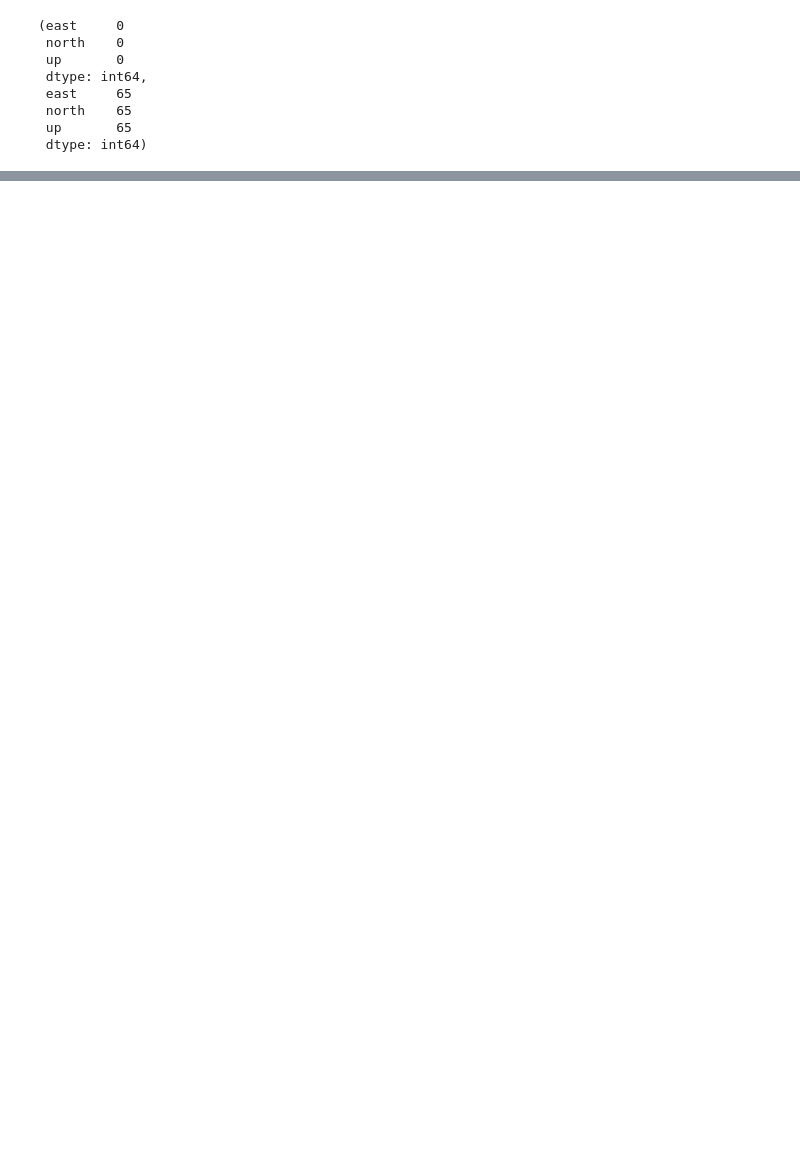
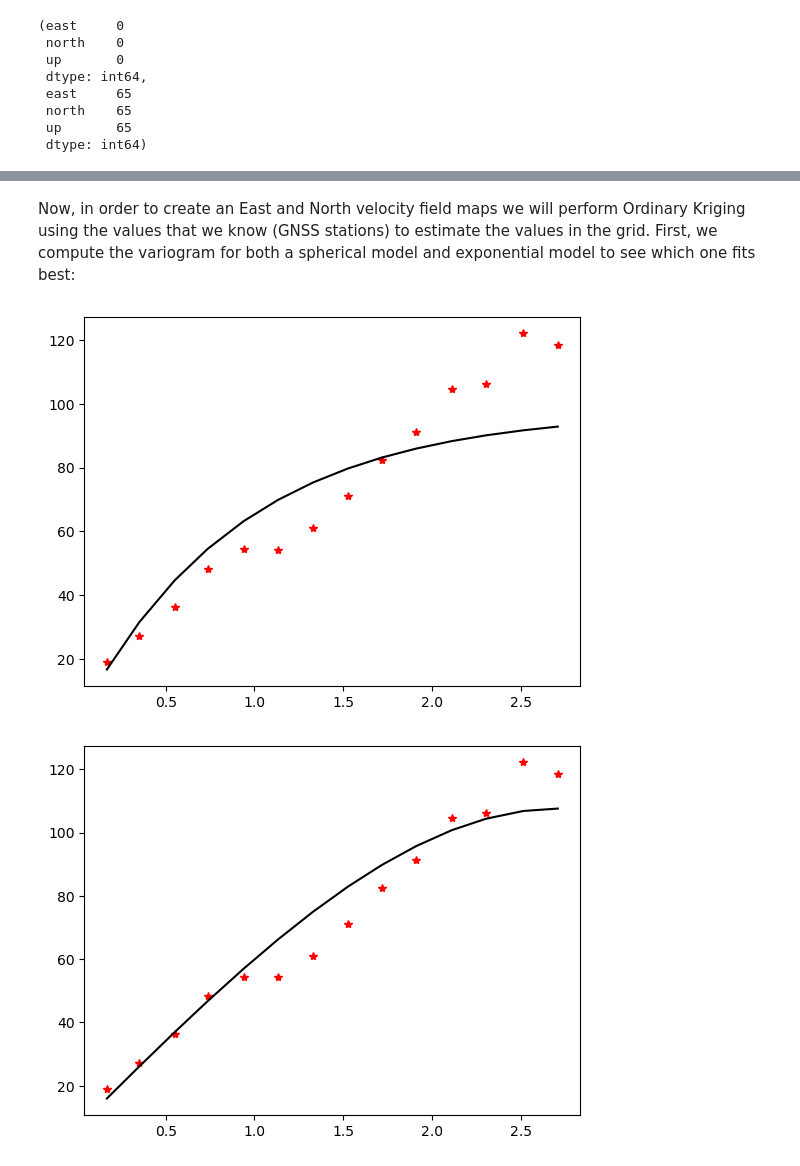
Before and after one commit to ICSlingerland/synthesis_assign, a Jupyter notebook: synthesis.ipynb, the cells around one changed output, grey strips where cells are left out. Cells and saved outputs as stored; diff of their text form; code cells hidden in the pictures; blank space fills up the shorter version.

```diff
--- a/synthesis.ipynb
+++ b/synthesis.ipynb
@@ -178,6 +229,9 @@ def dft_function(detrended_values, dt):
     return freq, half_dft
 # %%
 def GLR_function(e0, ea, Q_yy_inv, q=4, alpha=0.05):
+    '''
+    This function computes the Generalized Likelihood Ratio (GLR) test.
+    '''
     Q_yy_inv = Q_yy_inv.toarray()
     T_q = (e0.T @ Q_yy_inv @ e0) - (ea.T @ Q_yy_inv @ ea)
     c2 = chi2.ppf(1 - alpha, df=q)
@@ -448,20 +415,0 @@ fig.savefig("velocities_gnss.png")
-# %%
-def create_vector_midas(df):
-    """Compute direction and magnitude of velocity vectors for a dataframe.
-
-    Args:
-        df (DataFrame): DataFrame containing 'east' and 'north' velocity components.
-
-    Returns:
-        tuple: Two Series containing the direction and magnitude of each vector.
-    """
-    v_north = np.array(df.iloc[:, 9].astype(float))
-    v_east = np.array(df.iloc[:,8].astype(float))
-    direction = np.rad2deg(np.arctan2(v_north, v_east))
-    magnitude = np.sqrt(v_east**2 + v_north**2)
-    return direction, magnitude
-
-filtered_df[["direction", "magnitude"]] = np.transpose(create_vector_midas(filtered_df))
-
-# east velocity column 9
-# north velocituy column 10
@@ -668,0 +418,5 @@ ValueError: too many values to unpack (expected 2)
+# %%
+filtered_df = df[df.iloc[:, 0].isin(list_of_chosen_stations)]
+direction, magnitude = create_vector_midas(filtered_df)
+filtered_df["direction"] = direction
+filtered_df["magnitude"] = magnitude
@@ -668,0 +559,3 @@ ValueError: too many values to unpack (expected 2)
+# %%
+df_velocities["latitude"] = filtered_df.iloc[:, 24].values
+df_velocities["longitude"] = filtered_df.iloc[:, 25].values
@@ -668,0 +598,17 @@ ValueError: too many values to unpack (expected 2)
+# %% [markdown]
+Now, in order to create an East and North velocity field maps we will perform Ordinary Kriging using the values that we know (GNSS stations) to estimate the values in the grid. First, we compute the variogram for both a spherical model and exponential model to see which one fits best:
+# %%
+# for east component
+
+OK_exponential_east= OrdinaryKriging(
+    df_velocities['longitude'], df_velocities['latitude'], df_velocities['east'],
+    variogram_model = 'exponential', enable_plotting=True, coordinates_type='geographic', nlags=14
+)
+
+OK_spherical_east = OrdinaryKriging(
+    df_velocities['longitude'], df_velocities['latitude'], df_velocities['east'],
+    variogram_model = 'spherical', enable_plotting=True, coordinates_type='geographic', nlags=14
+)
+# %% [output]
+[figure, added]
+[figure, added]
```
Also changed, not shown: parts of 76 cells of this notebook, 10 other files.
